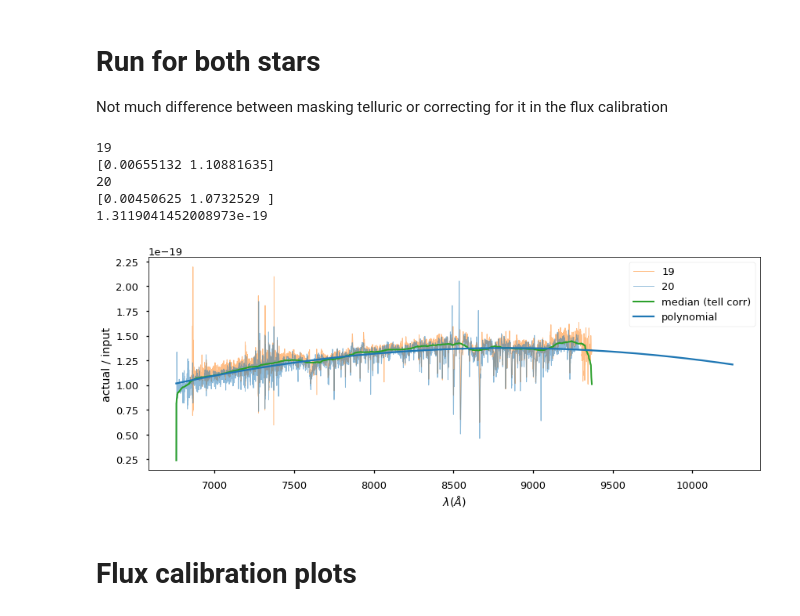
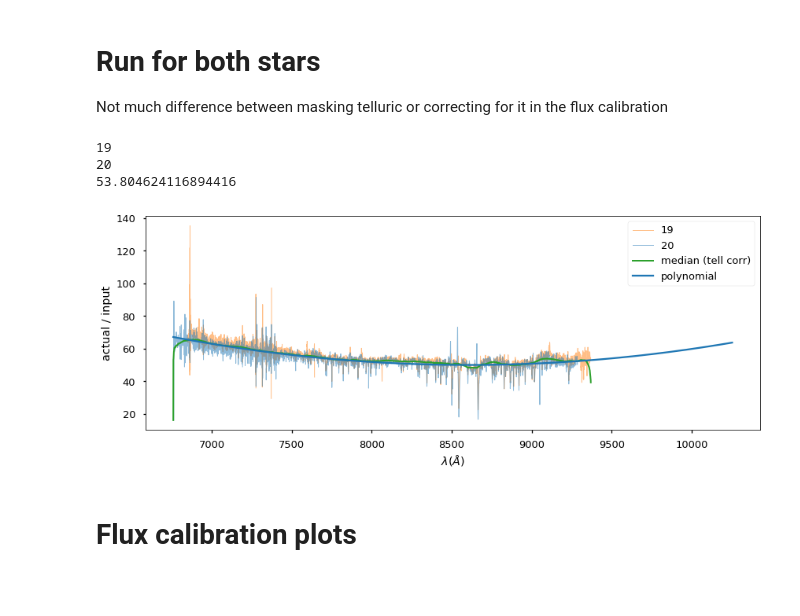
Before and after one commit to charlottenosam/Bino_tools, a Jupyter notebook: examples/calib_flux_telluric.ipynb, the cells around one changed output. Saved outputs shown, nothing was run; the diff lists cells and outputs as text; code cells hidden in the pictures; blank space fills up the shorter version.

Commit message:
check flux calib and lims

```diff
--- a/examples/calib_flux_telluric.ipynb
+++ b/examples/calib_flux_telluric.ipynb
@@ -31,11 +33,13 @@ Save calib files in `os.environ['BINO_DIR']+'2649_BLAS_1/calib/'`
 calib_dir = os.environ['BINO_DIR']+'2649_BLAS_1/calib/'
 
 # Work on sky-subtracted data?
-sky_sub = True
+sky_sub = False
 if sky_sub:
     skysub_lab = '_skysub'
+    flux_scale = 1.
 else:
     skysub_lab = ''
+    flux_scale = 1.e-19
 # %% [markdown]
 # Find stars on the mask
 # %%
@@ -163,11 +172,12 @@ def telluric_correction(wave, flux_in, trans_std, alpha=0., beta=1.):
 
     return flux_out
 
-def optimized_tellcorr(wave, flux_in, trans_std):
+def optimized_tellcorr(wave, flux_in, trans_std, verbose=False):
     initial_guess = [0, 1.]  # initial guess can be anything
     result = scipy.optimize.minimize(std_telluric_region, initial_guess,
                                      args=[wave, flux_in, trans_std])
-    print(result.x)
+    if verbose:
+        print(result.x)
     return telluric_correction(wave, flux_in, trans_std, alpha=result.x[0], beta=result.x[1])
 
 
@@ -336,0 +399,22 @@ print(star_mags)
+# %%
+for i in range(2):
+    star_id = stars.index[i]
+    data_wave, data_flux, ra, dec = load_star_spec(star_id)
+    star_mags = get_star_mags(ra, dec, verbose=False)
+
+    fluxi = bt.f_cont(star_mags[-1], 7500)
+    print(star_id, fluxi)
+
+    spec1D_star = spec1D[stars.index[i]]*flux_scale
+
+    # 1D spectra
+    plt.semilogy(wave_nm, spec1D_star, c=col[i], alpha=1, label='Pipeline output')
+
+    plt.axhline(fluxi, c=col[i], ls='dashed', label='Expected from star magi = %.1f' % star_mags[-1])
+
+plt.legend()
+plt.xlabel('Wavelength [%s]' % header['CUNIT1'])
+try:
+    plt.ylabel('Flux density\n [%s]' % header['BUNIT'].split('1E-19 ')[-1])
+except:
+    plt.ylabel('Flux density\n [counts]')
@@ -406,42 +494,38 @@ for i in range(2):
     star_mags = get_star_mags(ra, dec, verbose=False)
 
     # Do flux calibration
     calibration = flux_calibration(star_mags, data_flux, data_wave)
     calibration_both.append(calibration)
 
     smoothed_calibration = smooth_calibration(calibration)
 
     plt.plot(data_wave, calibration, lw=1, c=col[i], label=star_id, alpha=0.5)
 
 # Take median of 2 stars calibrations
 calibration_both     = np.array(calibration_both)
 calibration_both_med = np.nanmedian(calibration_both, axis=0)
 
 # smooth
 smoothed_calibration = smooth_calibration(calibration_both_med, 201)
 plt.plot(data_wave, smoothed_calibration, lw=2, c='tab:green', label='median (tell corr)')
 
-# polyfit
+# polyfit to median calibration
 polyfitted_calibration = polyfit_calibration(data_wave, calibration_both_med, degree=2)
 plt.plot(data_wave, polyfitted_calibration, label='polynomial')
 
-polyfitted_calibration_file = 'BLAS_2019A_fluxcalibration_polyfit%s.txt' % skysub_lab
-np.savetxt(calib_dir+polyfitted_calibration_file, np.vstack((wave_nm, polyfitted_calibration)).T,
-           header='wave_nm flux_calibration', fmt='%.5e')
+# polyfitted_calibration_file = 'BLAS_2019A_fluxcalibration_polyfit%s.txt' % skysub_lab
+# np.savetxt(calib_dir+polyfitted_calibration_file, np.vstack((wave_nm, polyfitted_calibration)).T,
+#            header='wave_nm flux_calibration', fmt='%.5e')
 
 plt.legend()
 plt.ylabel("actual / input")
 plt.xlabel("$\lambda (\AA)$")
 
-# plt.ylim(40,100)
-
 print(np.median(polyfitted_calibration))
 # %% [output]
 19
-[0.00655132 1.10881635]
 20
-[0.00450625 1.0732529 ]
-1.3119041452008973e-19
+53.804624116894416
-[figure, old version]
+[figure, new version]
 # %% [markdown]
 #  Flux calibration plots
```
Also changed, not shown: parts of 19 cells of this notebook, 4 other files.
